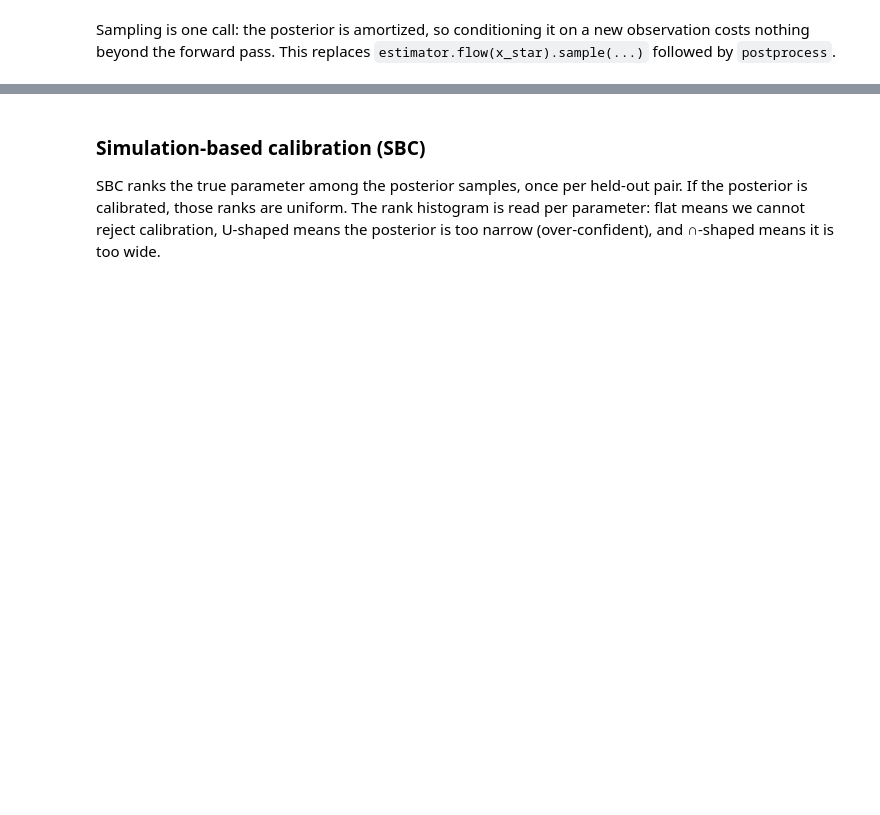
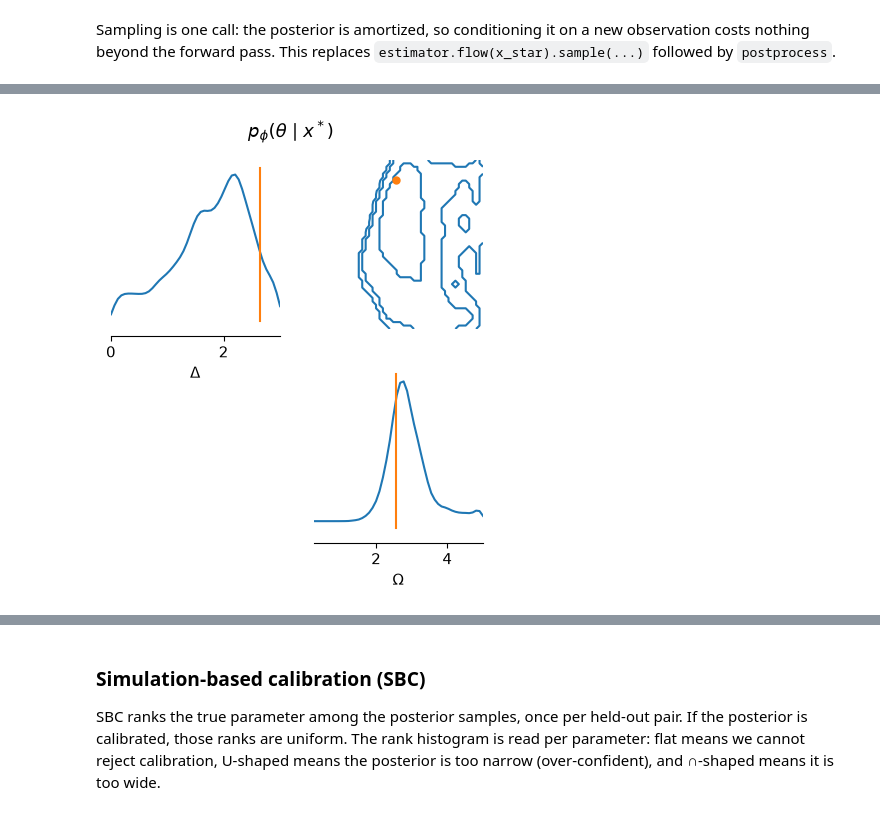
Before and after one commit to CarlosSMWolff/ParamEst-NN, a Jupyter notebook: notebooks/4-NPE.ipynb, the cells around one changed output, grey strips where cells are left out. Saved outputs shown, nothing was run; the diff lists cells and outputs as text; code cells hidden in the pictures; blank space fills up the shorter version.

```diff
--- a/notebooks/4-NPE.ipynb
+++ b/notebooks/4-NPE.ipynb
@@ -159,10 +176,10 @@ There are three objects involved, and it is worth keeping them apart:
 - the **posterior**, returned by `build_posterior`, which is what we sample from.
 # %%
 estimator_builder = posterior_nn(
-    model="zuko_maf",  # a Masked Autoregressive Flow, as in the `lampe` version
+    model="nsf",  # a Neural Spline Flow (NSF) model
     hidden_features=128,
     num_transforms=3,
-    z_score_theta="transform_to_unconstrained",
+    z_score_theta="independent",
     z_score_x="structured",
     x_dist=prior,
 )
@@ -212,6 +238,6 @@ We take a datapoint from the training data that has not actually been used for t
 and evaluate the NPE model on it.
 # %%
-theta_star = torch.tensor(np.asarray(params[OBS_INDEX]), dtype=torch.float32)
-x_star = torch.tensor(np.asarray(taus[OBS_INDEX]), dtype=torch.float32)
+theta_star = torch.tensor(np.asarray(params[OBS_INDEX]), dtype=torch.float32).to(DEVICE)
+x_star = torch.tensor(np.asarray(taus[OBS_INDEX]), dtype=torch.float32).to(DEVICE)
 
 theta_star
@@ -225,15 +260,17 @@ samples.shape
 # %%
 fig, ax = pairplot(
     samples.cpu(),
-    points=theta_star.reshape(1, -1),
+    points=theta_star.cpu().reshape(1, -1),
     limits=[[LOWER[0], UPPER[0]], [LOWER[1], UPPER[1]]],
     labels=LABELS,
     upper="contour",
     diag="kde",
     figsize=(4.8, 4.8),
 )
 fig.suptitle(r"$p_\phi(\theta \mid x^*)$")
 plt.show()
+# %% [output]
+[figure, added]
 # %%
 print(f"ground truth    : {theta_star.tolist()}")
 print(f"posterior mean  : {samples.mean(dim=0).tolist()}")
```
Also changed, not shown: parts of 34 cells of this notebook, 3 other files.
